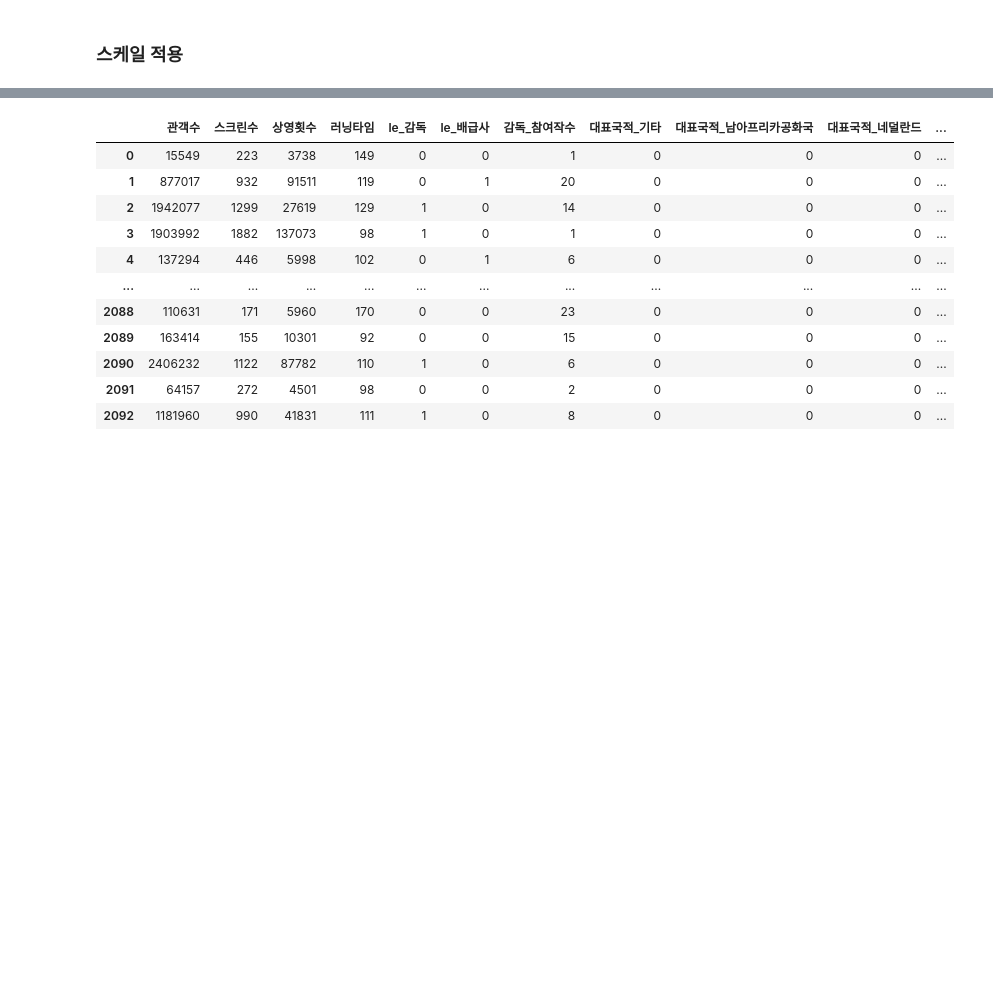
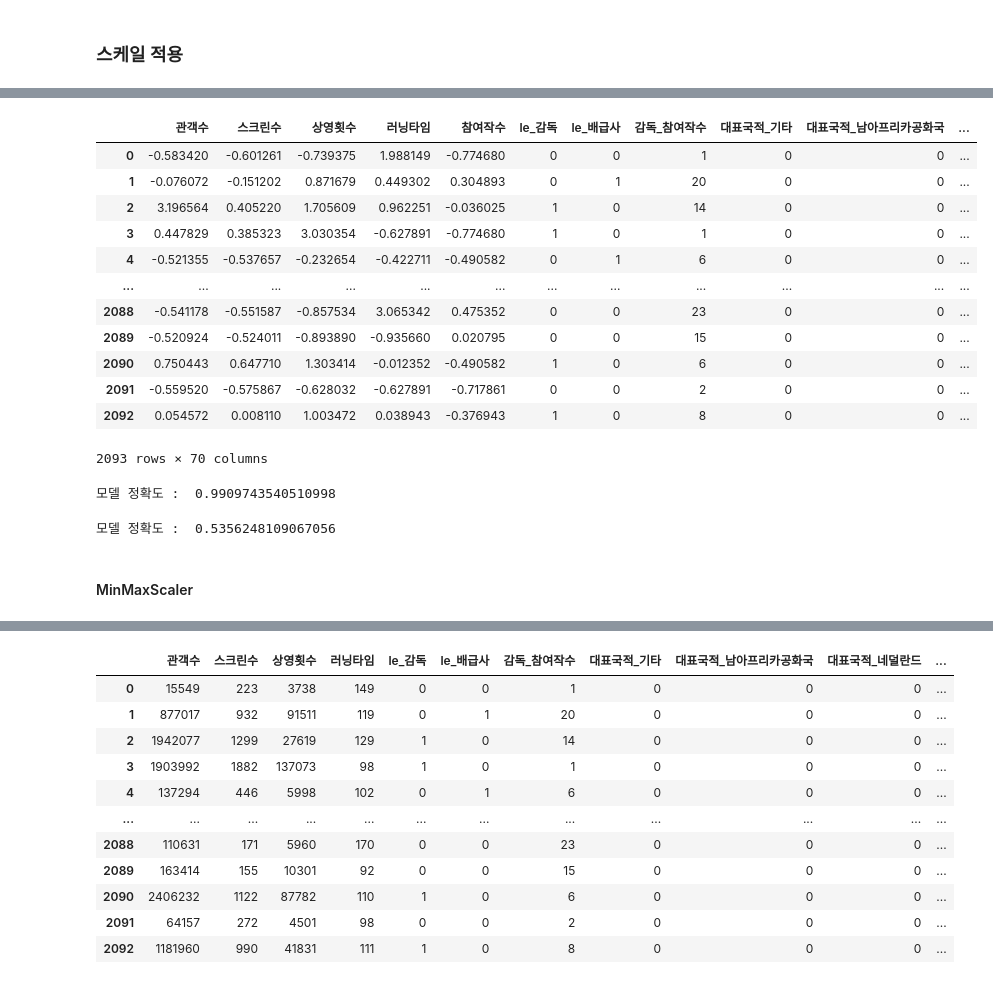
Before and after one commit to taeho8271/ml-project-2, a Jupyter notebook: 2조_Movie_ML.ipynb, the cells around one changed output, grey strips where cells are left out. Drawn from its saved outputs; the diff is of its cells as text; code cells hidden in the pictures; blank space fills up the shorter version.

```diff
--- a/2조_Movie_ML.ipynb
+++ b/2조_Movie_ML.ipynb
@@ -899,0 +997,11 @@ y = movieDataTest_getDummies['매출액']
+# %%
+from sklearn.preprocessing import StandardScaler
+# col_names = moviesForScaler.iloc[:, 2:5].columns
+scaler = StandardScaler()
+a = moviesForScaler.iloc[:, 2:5]
+a['러닝타임'] = moviesForScaler['러닝타임']
+a['감독_참여작수'] = moviesForScaler['감독_참여작수']
+df_standard = scaler.fit_transform(a)
+
+standard = pd.DataFrame(df_standard, columns = col_names)
+standard
@@ -899,0 +1022,2 @@ y = movieDataTest_getDummies['매출액']
+# %%
+standard = standard.rename(columns={0:'관객수', 1:'스크린수', 2:'상영횟수', 3:'러닝타임', 4:'참여작수'})
@@ -899,0 +1039,18 @@ y = movieDataTest_getDummies['매출액']
+# %%
+encoded_movies = pd.concat([standard, dummies], axis=1)
+# %%
+encoded_movies
+# %% [output]
+|  | 관객수 | 스크린수 | 상영횟수 | 러닝타임 | 참여작수 | le_감독 | le_배급사 | 감독_참여작수 | 대표국적_기타 | 대표국적_남아프리카공화국 | ... |
+| 0 | -0.583420 | -0.601261 | -0.739375 | 1.988149 | -0.774680 | 0 | 0 | 1 | 0 | 0 | ... |
+| 1 | -0.076072 | -0.151202 | 0.871679 | 0.449302 | 0.304893 | 0 | 1 | 20 | 0 | 0 | ... |
+| 2 | 3.196564 | 0.405220 | 1.705609 | 0.962251 | -0.036025 | 1 | 0 | 14 | 0 | 0 | ... |
+| 3 | 0.447829 | 0.385323 | 3.030354 | -0.627891 | -0.774680 | 1 | 0 | 1 | 0 | 0 | ... |
+| 4 | -0.521355 | -0.537657 | -0.232654 | -0.422711 | -0.490582 | 0 | 1 | 6 | 0 | 0 | ... |
+| ... | ... | ... | ... | ... | ... | ... | ... | ... | ... | ... | ... |
+| 2088 | -0.541178 | -0.551587 | -0.857534 | 3.065342 | 0.475352 | 0 | 0 | 23 | 0 | 0 | ... |
+| 2089 | -0.520924 | -0.524011 | -0.893890 | -0.935660 | 0.020795 | 0 | 0 | 15 | 0 | 0 | ... |
+| 2090 | 0.750443 | 0.647710 | 1.303414 | -0.012352 | -0.490582 | 1 | 0 | 6 | 0 | 0 | ... |
+| 2091 | -0.559520 | -0.575867 | -0.628032 | -0.627891 | -0.717861 | 0 | 0 | 2 | 0 | 0 | ... |
+| 2092 | 0.054572 | 0.008110 | 1.003472 | 0.038943 | -0.376943 | 1 | 0 | 8 | 0 | 0 | ... |
+2093 rows × 70 columns
@@ -899,0 +1061,5 @@ y = movieDataTest_getDummies['매출액']
+# %%
+reg.fit(X_train, y_train)
+print('모델 정확도 : ', reg.score(X_test, y_test))
+# %% [output]
+모델 정확도 :  0.9909743540510998
@@ -899,0 +1068,7 @@ y = movieDataTest_getDummies['매출액']
+# %%
+reg.fit(X_train, y_train)
+print('모델 정확도 : ', reg.score(X_test, y_test))
+# %% [output]
+모델 정확도 :  0.5356248109067056
+# %% [markdown]
+#### MinMaxScaler
```
Also changed, not shown: parts of 91 cells of this notebook.
